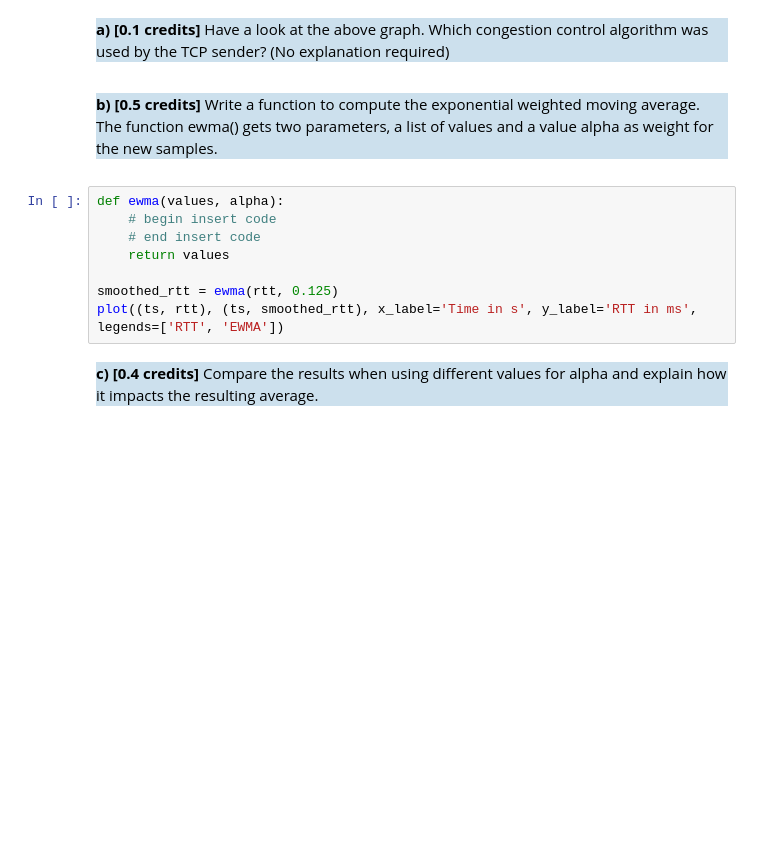
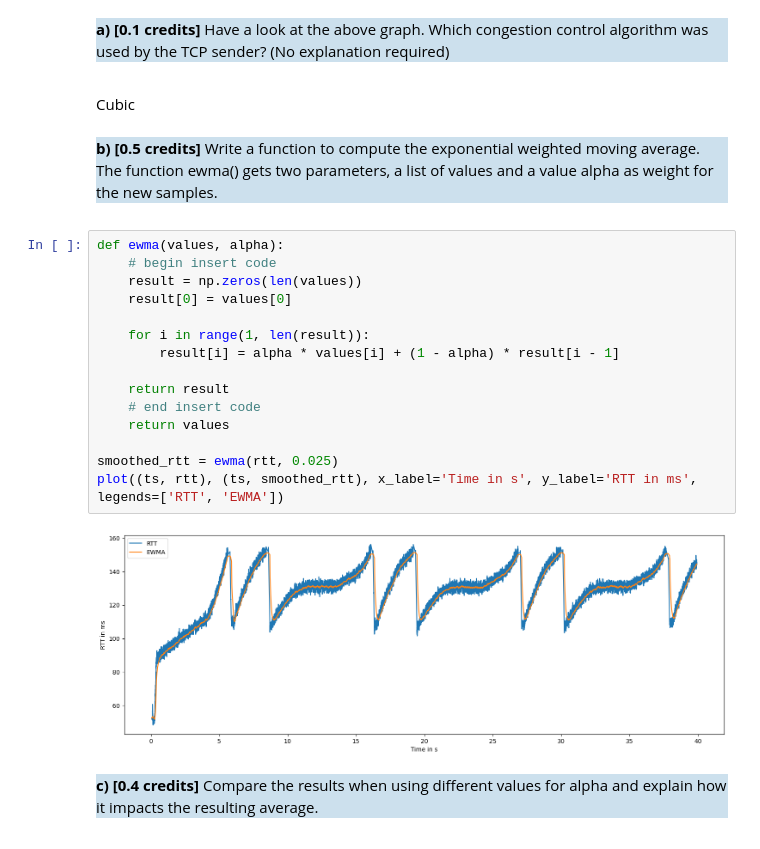
Before and after one commit to simonpannek/quic-interop-rust, a Jupyter notebook: tutorial/tutorial2/tutorial2.ipynb, the cells around one changed output. Cells and saved outputs as stored; diff of their text form; blank space fills up the shorter version.

```diff
--- a/tutorial/tutorial2/tutorial2.ipynb
+++ b/tutorial/tutorial2/tutorial2.ipynb
@@ -304,6 +376,8 @@ plot((ts, rtt), x_label='Time in s', y_label='RTT in ms', legends=['flow1'])
 Have a look at the above graph. Which congestion control algorithm was used by the TCP sender? (No explanation required)
 </p>
 </div>
+# %% [markdown]
+Cubic
 # %% [markdown]
 <div style="background-color:rgba(100, 160, 200, 0.33);">
 <p>
@@ -315,11 +389,20 @@ The function <span style="font-family: monospace">ewma()</span> gets two paramet
 # %%
 def ewma(values, alpha):
     # begin insert code
+    result = np.zeros(len(values))
+    result[0] = values[0]
+
+    for i in range(1, len(result)):
+        result[i] = alpha * values[i] + (1 - alpha) * result[i - 1]
+
+    return result
     # end insert code
     return values
 
-smoothed_rtt = ewma(rtt, 0.125)
+smoothed_rtt = ewma(rtt, 0.025)
 plot((ts, rtt), (ts, smoothed_rtt), x_label='Time in s', y_label='RTT in ms', legends=['RTT', 'EWMA'])
+# %% [output]
+[figure, added]
 # %% [markdown]
 <div style="background-color:rgba(100, 160, 200, 0.33);">
 <p>
```
Also changed, not shown: parts of 29 cells of this notebook.
